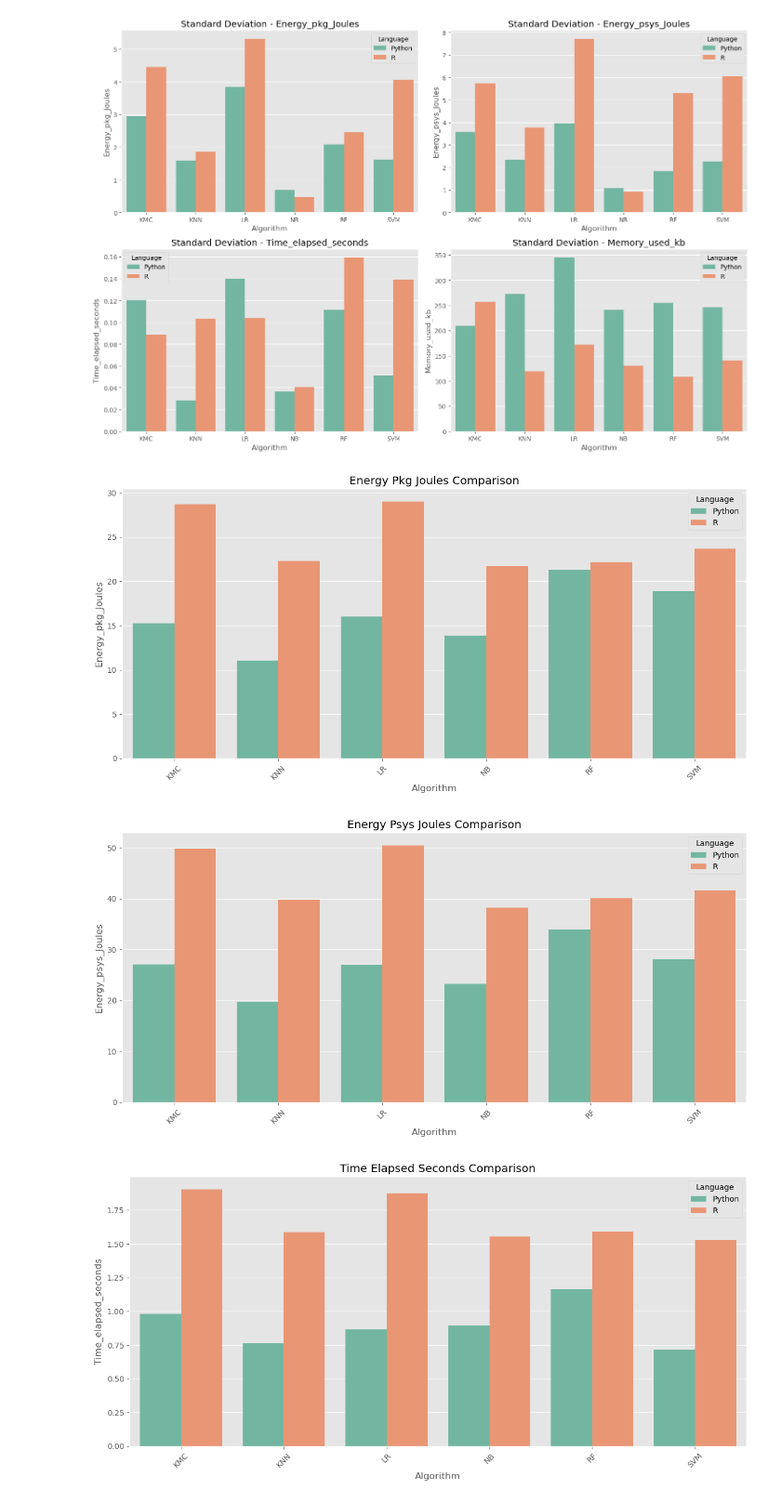
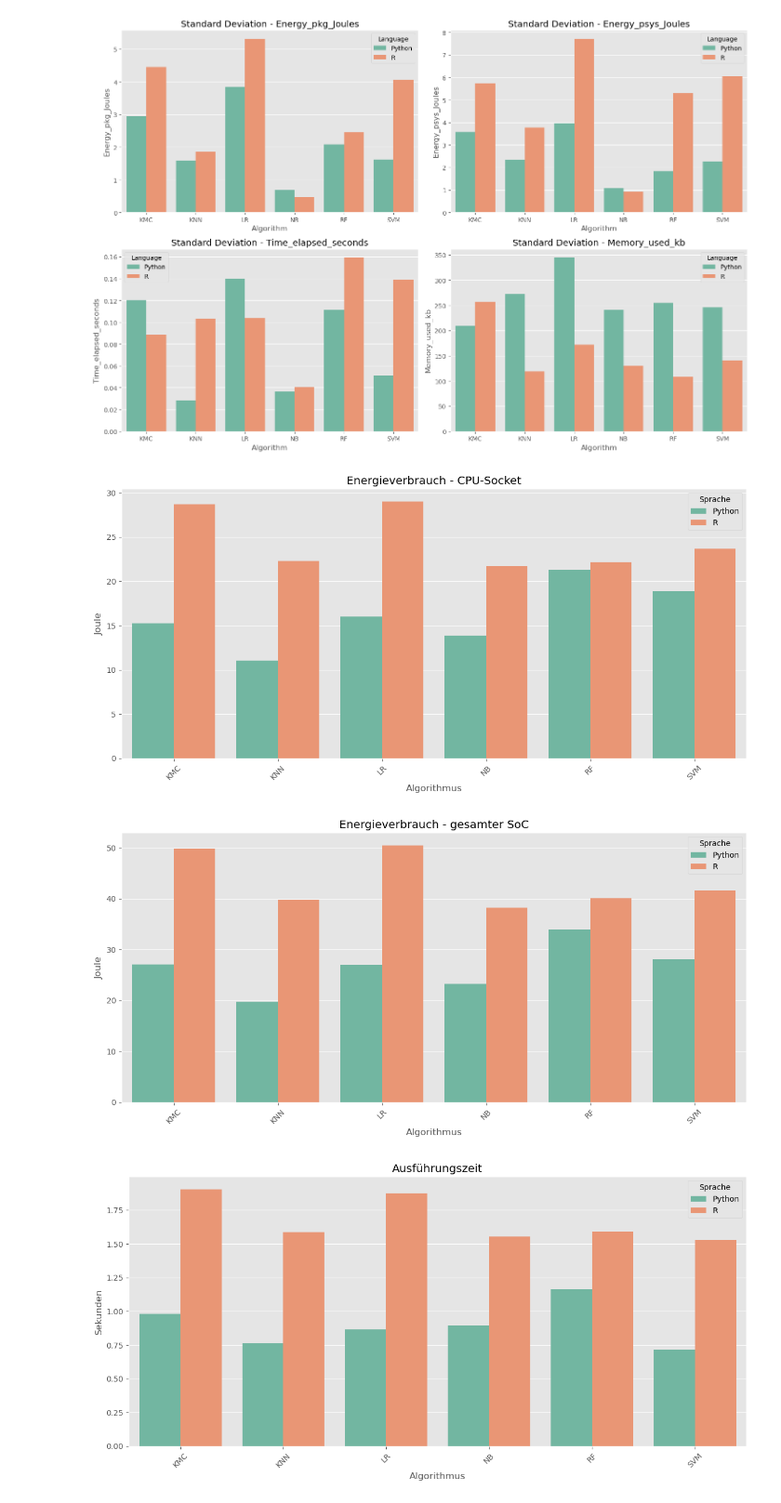
Before and after one commit to moot20/EnergyConsumptionML-ComparisonPythonR, a Jupyter notebook: results_analysis.ipynb, the cells around one changed output. Shown at 93% size. Cells and saved outputs as stored; diff of their text form; code cells hidden in the pictures.

Commit message:
change plot titles

```diff
--- a/results_analysis.ipynb
+++ b/results_analysis.ipynb
@@ -86,22 +86,48 @@ plt.tight_layout()
 plt.show()
 # %% [output]
 [figure]
+# %%
+plt.style.use('ggplot')
+sns.set_palette("Set2")
+
+plt.figure(figsize=(12, 6))
+sns.barplot(x='Algorithm', y='Energy_pkg_Joules', hue='Language', data=mean_df)
+plt.title('Energieverbrauch - CPU-Socket')
+plt.ylabel('Joule')
+plt.xlabel('Algorithmus')
+plt.xticks(rotation=45)
+plt.legend(title='Sprache')
+plt.tight_layout()
+plt.show()
+# %% [output]
+[figure, added]
+# %%
+plt.style.use('ggplot')
+sns.set_palette("Set2")
+
+plt.figure(figsize=(12, 6))
+sns.barplot(x='Algorithm', y='Energy_psys_Joules', hue='Language', data=mean_df)
+plt.title('Energieverbrauch - gesamter SoC')
+plt.ylabel('Joule')
+plt.xlabel('Algorithmus')
+plt.xticks(rotation=45)
+plt.legend(title='Sprache')
+plt.tight_layout()
+plt.show()
+# %% [output]
+[figure, added]
 # %%
 plt.style.use('ggplot')
 sns.set_palette("Set2")
 
-metrics = ['Energy_pkg_Joules', 'Energy_psys_Joules', 'Time_elapsed_seconds', 'Memory_used_kb']
-for metric in metrics:
-    plt.figure(figsize=(12, 6))
-    sns.barplot(x='Algorithm', y=metric, hue='Language', data=mean_df)
-    plt.title(f'{metric.replace("_", " ").title()} Comparison')
-    plt.ylabel(metric)
-    plt.xlabel('Algorithm')
-    plt.xticks(rotation=45)
-    plt.legend(title='Language')
-    plt.tight_layout()
-    plt.show()
+plt.figure(figsize=(12, 6))
+sns.barplot(x='Algorithm', y='Time_elapsed_seconds', hue='Language', data=mean_df)
+plt.title('Ausführungszeit')
+plt.ylabel('Sekunden')
+plt.xlabel('Algorithmus')
+plt.xticks(rotation=45)
+plt.legend(title='Sprache')
+plt.tight_layout()
+plt.show()
 # %% [output]
-[figure, old version]
+[figure, new version]
-[figure, removed]
-[figure, removed]
```
Also changed, not shown: parts of 3 cells of this notebook.
